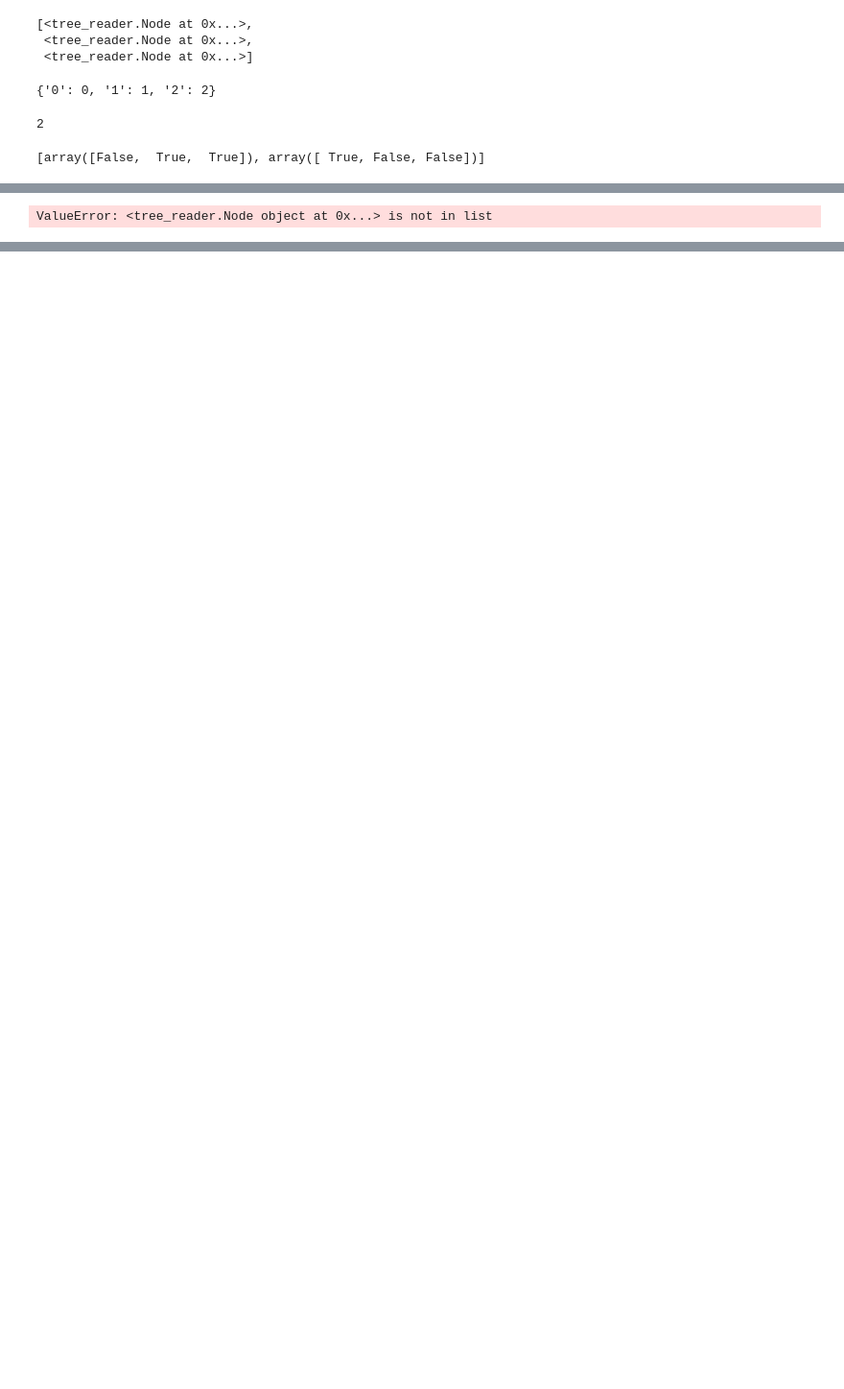
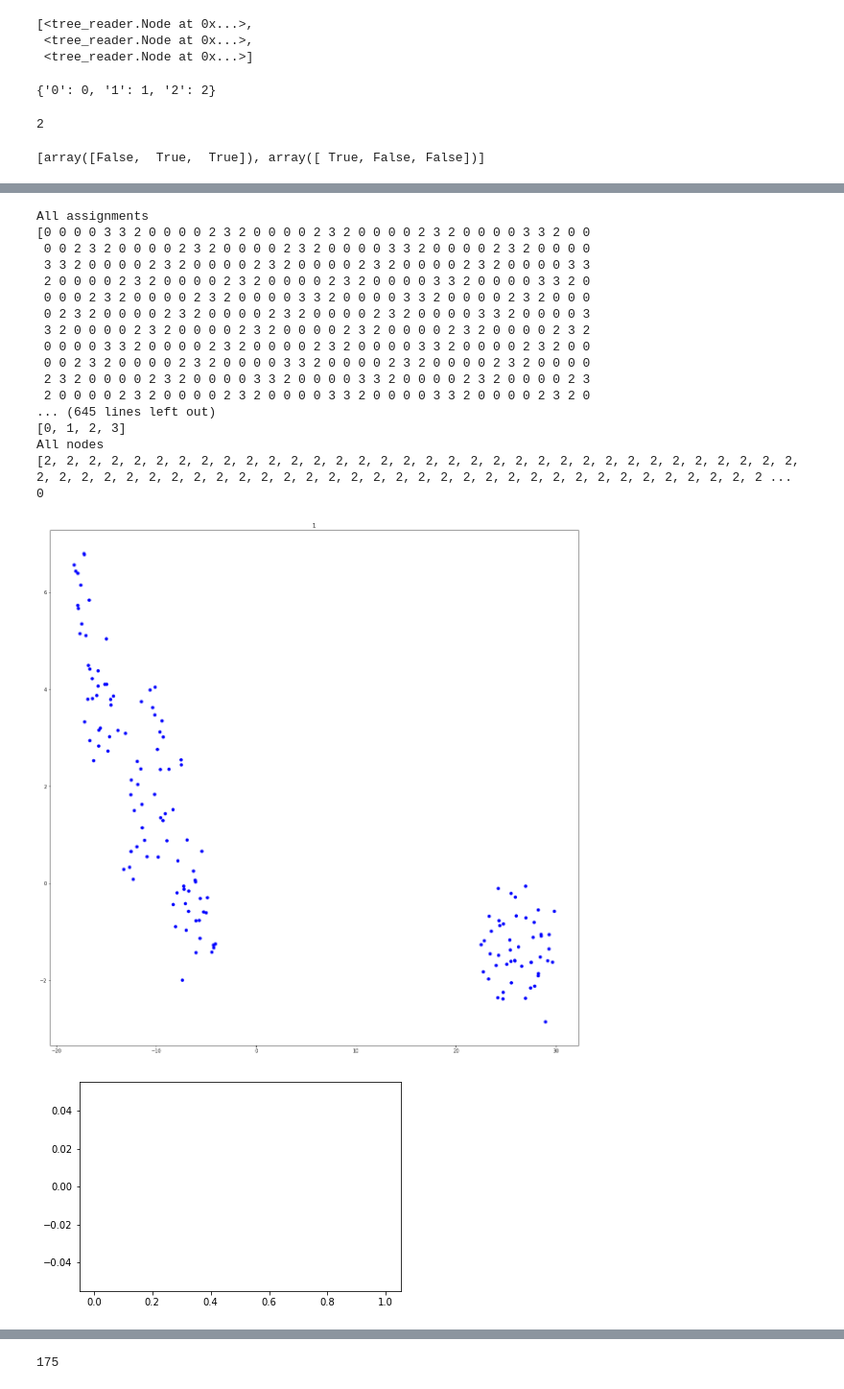
Before and after one commit to bbrener1/rusty_lumberjack, a Jupyter notebook: src/testing.ipynb, the cells around one changed output, grey strips where cells are left out. Shown at 96% size. Drawn from its saved outputs; the diff is of its cells as text; code cells hidden in the pictures; blank space fills up the shorter version.

```diff
--- a/src/testing.ipynb
+++ b/src/testing.ipynb
@@ -159,15 +177,37 @@ braids = trbr.IHMM(iris_forest)
 # %%
 for i in range(20):
-    braids.sample_node_slice(100)
+    braids.sample_node_slice(50)
 
 for hidden_state in braids.hidden_states[1:]:
     print(len(hidden_state.nodes))
     plt.figure(figsize=(20,20))
     plt.title(str(hidden_state.index))
     plt.scatter(iftc[:,0],iftc[:,1],c=hidden_state.lr_finite(),cmap='bwr')
     plt.show()
     plt.figure()
     plt.hist(hidden_state.node_odds())
     plt.show()
+
+    plt.figure()
+    plt.imshow(braids.transition_matrix,cmap='binary')
+    plt.show()
 # %% [output]
-ValueError: <tree_reader.Node object at 0x...> is not in list
+All assignments
+[0 0 0 0 3 3 2 0 0 0 0 2 3 2 0 0 0 0 2 3 2 0 0 0 0 2 3 2 0 0 0 0 3 3 2 0 0
+ 0 0 2 3 2 0 0 0 0 2 3 2 0 0 0 0 2 3 2 0 0 0 0 3 3 2 0 0 0 0 2 3 2 0 0 0 0
+ 3 3 2 0 0 0 0 2 3 2 0 0 0 0 2 3 2 0 0 0 0 2 3 2 0 0 0 0 2 3 2 0 0 0 0 3 3
+ 2 0 0 0 0 2 3 2 0 0 0 0 2 3 2 0 0 0 0 2 3 2 0 0 0 0 3 3 2 0 0 0 0 3 3 2 0
+ 0 0 0 2 3 2 0 0 0 0 2 3 2 0 0 0 0 3 3 2 0 0 0 0 3 3 2 0 0 0 0 2 3 2 0 0 0
+ 0 2 3 2 0 0 0 0 2 3 2 0 0 0 0 2 3 2 0 0 0 0 2 3 2 0 0 0 0 3 3 2 0 0 0 0 3
+ 3 2 0 0 0 0 2 3 2 0 0 0 0 2 3 2 0 0 0 0 2 3 2 0 0 0 0 2 3 2 0 0 0 0 2 3 2
+ 0 0 0 0 3 3 2 0 0 0 0 2 3 2 0 0 0 0 2 3 2 0 0 0 0 3 3 2 0 0 0 0 2 3 2 0 0
+ 0 0 2 3 2 0 0 0 0 2 3 2 0 0 0 0 3 3 2 0 0 0 0 2 3 2 0 0 0 0 2 3 2 0 0 0 0
+ 2 3 2 0 0 0 0 2 3 2 0 0 0 0 3 3 2 0 0 0 0 3 3 2 0 0 0 0 2 3 2 0 0 0 0 2 3
+ 2 0 0 0 0 2 3 2 0 0 0 0 2 3 2 0 0 0 0 3 3 2 0 0 0 0 3 3 2 0 0 0 0 2 3 2 0
+... (645 lines left out)
+[0, 1, 2, 3]
+All nodes
+[2, 2, 2, 2, 2, 2, 2, 2, 2, 2, 2, 2, 2, 2, 2, 2, 2, 2, 2, 2, 2, 2, 2, 2, 2, 2, 2, 2, 2, 2, 2, 2, 2, 2, 2, 2, 2, 2, 2, 2, 2, 2, 2, 2, 2, 2, 2, 2, 2, 2, 2, 2, 2, 2, 2, 2, 2, 2, 2, 2, 2, 2, 2, 2, 2, 2, 2 ...
+0
+[figure, added]
+[figure, added]
@@ -173,0 +215 @@ ValueError: <tree_reader.Node object at 0x...> is not in list
+175
```
Also changed, not shown: parts of 8 cells of this notebook, 1 other file.
